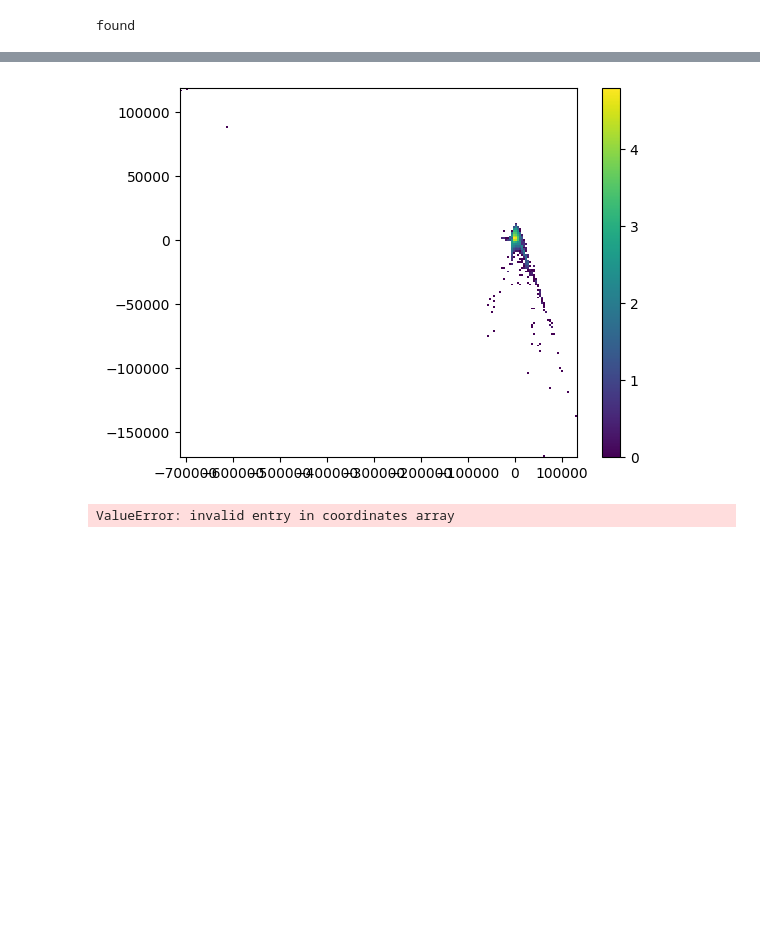
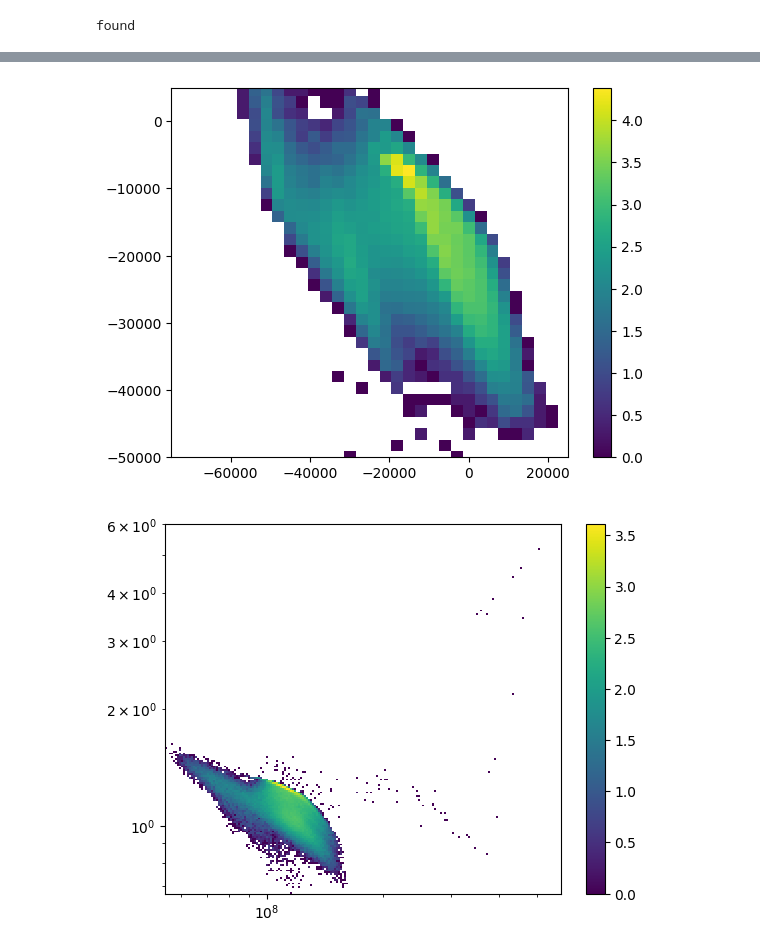
Before and after one commit to Alonl14/ML_Project, a Jupyter notebook: Main.ipynb, the cells around one changed output, grey strips where cells are left out. Saved outputs shown, nothing was run; the diff lists cells and outputs as text; code cells hidden in the pictures; blank space fills up the shorter version.

```diff
--- a/Main.ipynb
+++ b/Main.ipynb
@@ -33,23 +36,26 @@ torch_tensor = torch.tensor(df_N[param_list].values)
 
 N_data = TensorDataset(torch_tensor,torch.ones(len(torch_tensor)))
 # %%
-def plot_correlations(x,y,bins=[200,200],loglog=False):
-
+def plot_correlations(x,y,bins=[200,200],loglog=False,Xlim=None,Ylim=None):
   H,xb,yb = np.histogram2d(x,y,bins=bins,range=[[x.min(), x.max()], [y.min(), y.max()]])
   X , Y = np.meshgrid(xb,yb)
   plt.pcolormesh(X,Y,np.log10(H.T))
   if loglog:
     plt.xscale('log')
     plt.yscale('log')
+  if Xlim!=None:
+      plt.xlim(Xlim)
+  if Ylim!=None:
+      plt.ylim(Ylim)
   plt.colorbar()
   plt.show()
 # %%
 def plots(df):
-  plot_correlations(df[' xx'],df[' yy'])
+  plot_correlations(df[' xx'],df[' yy'],Xlim=[-75000,25000],Ylim=[-50000,5000])
   Ebin = 10**np.linspace(np.log10(df[' eneg'].min()), np.log10(df[' eneg'].max()),200)
   Tbin = 10**np.linspace(np.log10(df[' time'].min()), np.log10(df[' time'].max()),200)
   plot_correlations(df[' time'],df[' eneg'] ,bins = [Tbin,Ebin], loglog=True)
-  plot_correlations(df['r'],df['theta'])
+  plot_correlations(df['r'],df['theta'],Xlim=[0,100000])
 # %%
 df_P['r'] = np.sqrt(df_P[' xx'].values**2 + df_P[' yy'].values**2)
 df_N['r'] = np.sqrt(df_N[' xx'].values**2 + df_N[' yy'].values**2)
@@ -99,8 +98,8 @@ class ParticleDataset(Dataset):
     # self.data['theta'] = np.arccos(self.data[' pzz'].values/np.sqrt(self.data[' pxx'].values**2+self.data[' pyy'].values**2+self.data[' pzz'].values**2))
     self.norm = pd.read_csv(norm_path, index_col=0)
     for col in self.norm.index:
-        self.data[col] = (self.data[col] - self.norm.loc[col]['mean'])/self.norm.loc[col]['std']
-    self.data = self.data.values
+        self.data[col] = (self.data[col] - self.norm['min'][col]+10**(-5))/(self.norm['max_min_diff'][col]+2*10**(-5))
+    self.data = np.sqrt(2)*sp.erfinv(2*(1-self.data.values)-1)
     self.data = self.data.astype(np.float32)
   def __getitem__(self, item):
     return self.data[item, :]
@@ -109,3 +108,8 @@ class ParticleDataset(Dataset):
 # %%
 dataset = ParticleDataset('Full_Sim_1M.csv', 'Full_Sim_1M_stats.csv')
 dataloader = DataLoader(dataset, batch_size = 64, shuffle = True)
+# %%
+for i in range(7):
+    plt.hist(dataset.data[:,i],bins=100)
+    plt.figure()
+plt.show()
@@ -313,16 +326,17 @@ fake_p = net_G(noise).detach().numpy()
 # %%
 generated_df = df_N.copy()
 
 for i in range(len(param_list)-1):
-    mean = dataset.norm.loc[param_list[i]]['mean']
-    std =  dataset.norm.loc[param_list[i]]['std']
-    generated_df[param_list[i]]=fake_p[:,i]*std+mean*np.ones(len(fake_p[:,i]))
+    mean = dataset.norm.loc[param_list[i]]['min']
+    std =  dataset.norm.loc[param_list[i]]['max_min_diff']
+    generated_df[param_list[i]]= 1/2*(1-sp.erf(fake_p[:,i]/np.sqrt(2)))
+    generated_df[param_list[i]] = fake_p[:,i]*std+mean*np.ones(len(fake_p[:,i]))
 
 generated_df['r']=np.sqrt(generated_df[' xx']**2+generated_df[' yy']**2)
 th_g = np.arccos(generated_df[' pzz'].values/np.sqrt(generated_df[' pxx'].values**2+generated_df[' pyy'].values**2+generated_df[' pzz'].values**2))
 generated_df['theta']=th_g
 plots(generated_df)
 plots(df_N)
 # %% [output]
-[figure, old version]
+[figure, new version]
-ValueError: invalid entry in coordinates array
+[figure, added]
```
Also changed, not shown: parts of 7 cells of this notebook.
